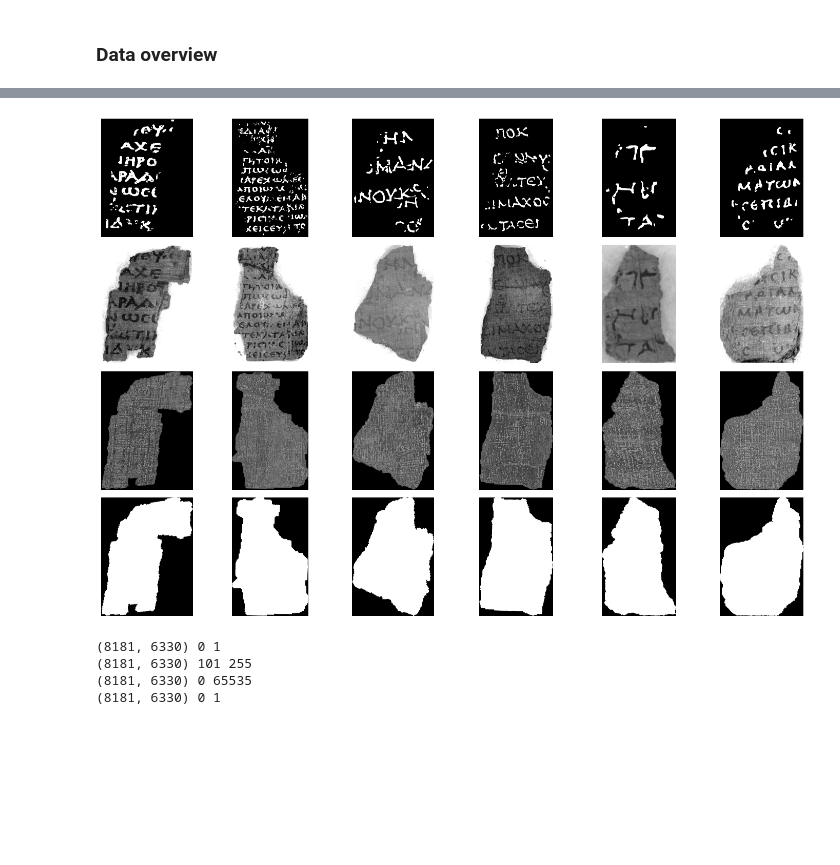
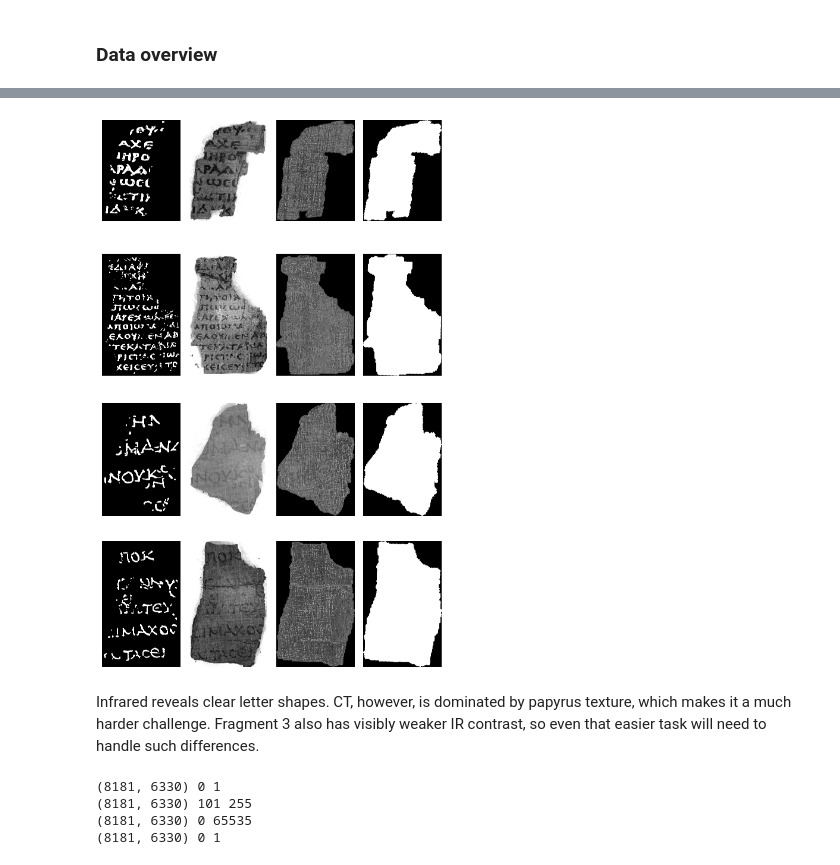
Before and after one commit to TTPO100AJIEX/MLDM-Project, a Jupyter notebook: 01_DataExporation.ipynb, the cells around one changed output, grey strips where cells are left out. Saved outputs shown, nothing was run; the diff lists cells and outputs as text; code cells hidden in the pictures; blank space fills up the shorter version.

```diff
--- a/01_DataExporation.ipynb
+++ b/01_DataExporation.ipynb
@@ -17,31 +22,36 @@ Let's look at those examples to understand, what we will be working with
+# %%
+fragments = list(range(1, 5))
+depths = [0, 16, 32, 48, 64]
 # %%
 import PIL.Image
 import matplotlib.pyplot as plt
 
-fig, axes = plt.subplots(4, 6, figsize=(15, 10))
-for i in range(6):
+fig, axes = plt.subplots(4, 4, figsize=(6, 10))
+for fragment in fragments:
     # This is the target variable - segmentation masks, which we will be trying to predict
-    axes[0][i].imshow(PIL.Image.open(f"{root}/Frag{i + 1}/inklabels.png"), cmap='gray')
+    axes[fragment - 1][0].imshow(PIL.Image.open(f"{root}/Frag{fragment}/inklabels.png"), cmap='gray')
 
     # Infrared scan. Not part of the competition's objective,
     # but may be useful as an easier version of the problem.
     # Unlike CT, in IR the ink is easily recognizable
-    axes[1][i].imshow(PIL.Image.open(f"{root}/Frag{i + 1}/ir.png"), cmap='gray')
+    axes[fragment - 1][1].imshow(PIL.Image.open(f"{root}/Frag{fragment}/ir.png"), cmap='gray')
 
     # And the actual CT scans, which are the primary target of the competition.
     # 65 images per fragment, showing consequitive layers of the rollout fragment.
     # Basically a 3d -> 2d segmentation problem.
-    axes[2][i].imshow(PIL.Image.open(f"{root}/Frag{i + 1}/surface_volume/32.tif"), cmap='gray')
+    axes[fragment - 1][2].imshow(PIL.Image.open(f"{root}/Frag{fragment}/surface_volume/32.tif"), cmap='gray')
 
     # The mask showing where the fragment is located in the image,
     # so that we do not process pixels outside the fragment
-    axes[3][i].imshow(PIL.Image.open(f"{root}/Frag{i + 1}/mask.png"), cmap='gray')
+    axes[fragment - 1][3].imshow(PIL.Image.open(f"{root}/Frag{fragment}/mask.png"), cmap='gray')
 for ax in axes.flat:
     ax.axis('off')
 fig.tight_layout()
 plt.show()
 # %% [output]
-[figure, old version]
+[figure, new version]
+# %% [markdown]
+Infrared reveals clear letter shapes. CT, however, is dominated by papyrus texture, which makes it a much harder challenge. Fragment 3 also has visibly weaker IR contrast, so even that easier task will need to handle such differences.
 # %%
 import numpy
 
```
Also changed, not shown: parts of 14 cells of this notebook.
